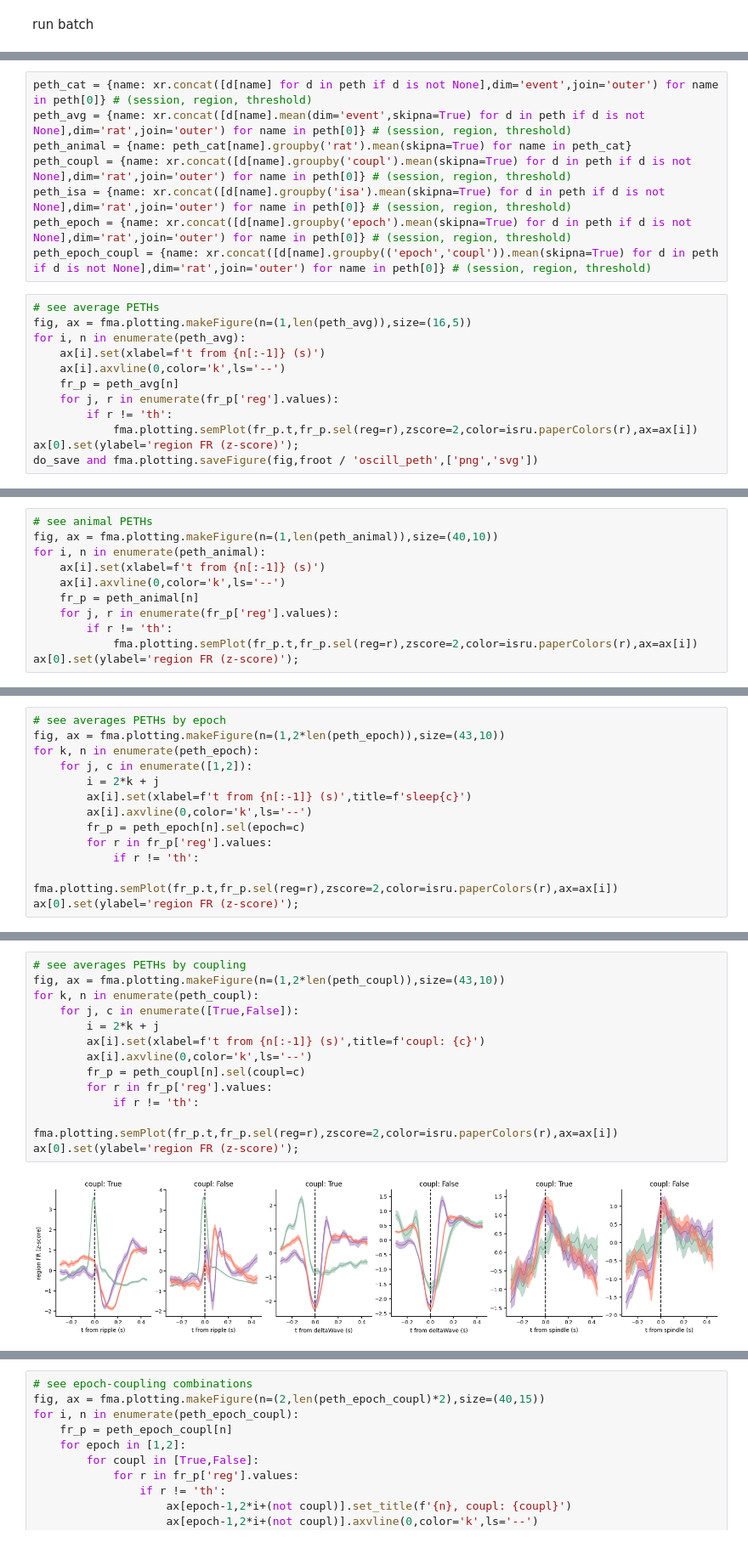
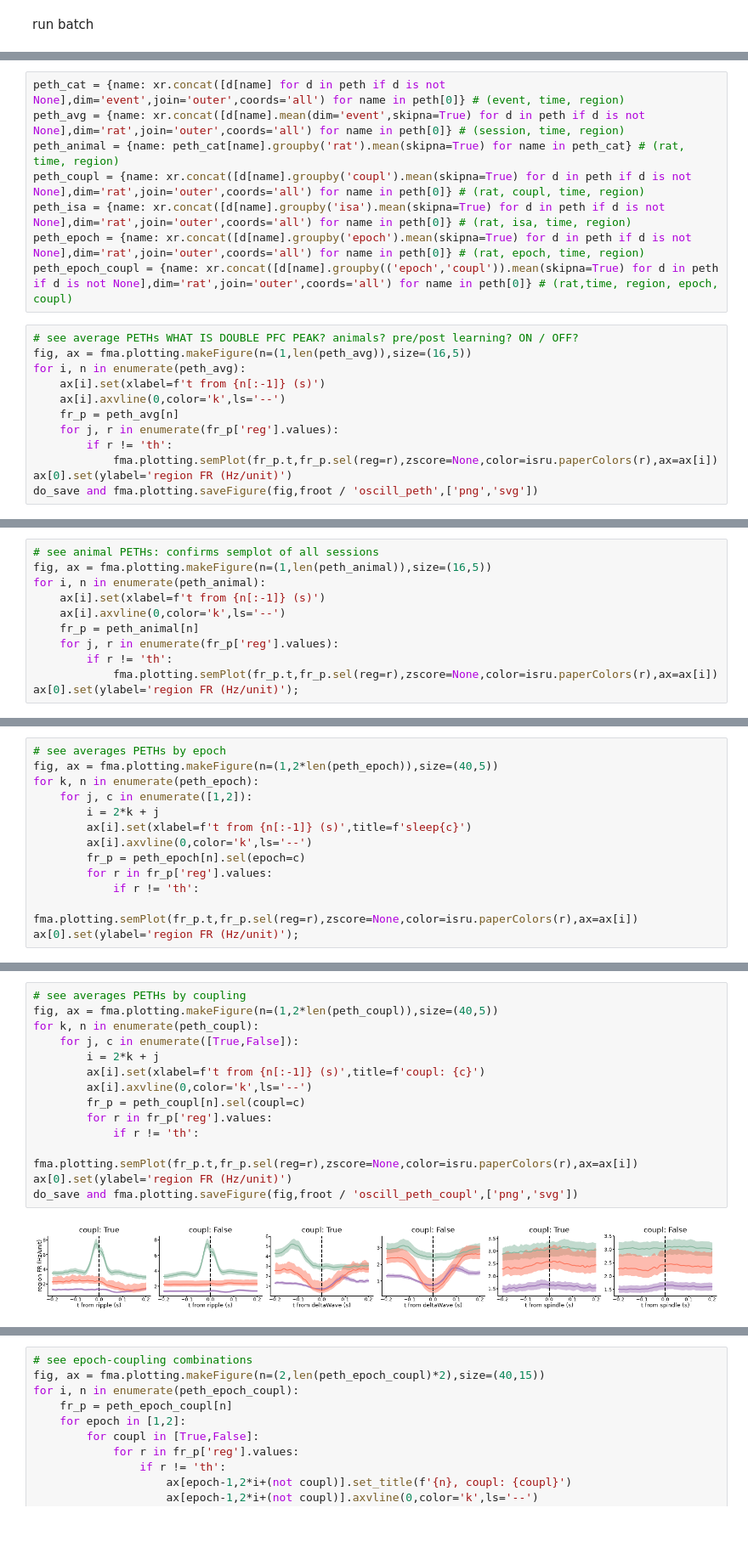
Before and after one commit to pietro-bozzo/NRCode, a Jupyter notebook: Python/Drafts/regionPETH.ipynb, the cells around one changed output, grey strips where cells are left out. Shown at 85% size. Drawn from its saved outputs; the diff is of its cells as text.

```diff
--- a/Python/Drafts/regionPETH.ipynb
+++ b/Python/Drafts/regionPETH.ipynb
@@ -134,13 +168,13 @@ Batch completed with 20 errors, 2026-07-03 11:37:23.887870
 # %%
-peth_cat = {name: xr.concat([d[name] for d in peth if d is not None],dim='event',join='outer') for name in peth[0]} # (session, region, threshold)
-peth_avg = {name: xr.concat([d[name].mean(dim='event',skipna=True) for d in peth if d is not None],dim='rat',join='outer') for name in peth[0]} # (session, region, threshold)
-peth_animal = {name: peth_cat[name].groupby('rat').mean(skipna=True) for name in peth_cat}
-peth_coupl = {name: xr.concat([d[name].groupby('coupl').mean(skipna=True) for d in peth if d is not None],dim='rat',join='outer') for name in peth[0]} # (session, region, threshold)
-peth_isa = {name: xr.concat([d[name].groupby('isa').mean(skipna=True) for d in peth if d is not None],dim='rat',join='outer') for name in peth[0]} # (session, region, threshold)
-peth_epoch = {name: xr.concat([d[name].groupby('epoch').mean(skipna=True) for d in peth if d is not None],dim='rat',join='outer') for name in peth[0]} # (session, region, threshold)
-peth_epoch_coupl = {name: xr.concat([d[name].groupby(('epoch','coupl')).mean(skipna=True) for d in peth if d is not None],dim='rat',join='outer') for name in peth[0]} # (session, region, threshold)
+peth_cat = {name: xr.concat([d[name] for d in peth if d is not None],dim='event',join='outer',coords='all') for name in peth[0]} # (event, time, region)
+peth_avg = {name: xr.concat([d[name].mean(dim='event',skipna=True) for d in peth if d is not None],dim='rat',join='outer',coords='all') for name in peth[0]} # (session, time, region)
+peth_animal = {name: peth_cat[name].groupby('rat').mean(skipna=True) for name in peth_cat} # (rat, time, region)
+peth_coupl = {name: xr.concat([d[name].groupby('coupl').mean(skipna=True) for d in peth if d is not None],dim='rat',join='outer',coords='all') for name in peth[0]} # (rat, coupl, time, region)
+peth_isa = {name: xr.concat([d[name].groupby('isa').mean(skipna=True) for d in peth if d is not None],dim='rat',join='outer',coords='all') for name in peth[0]} # (rat, isa, time, region)
+peth_epoch = {name: xr.concat([d[name].groupby('epoch').mean(skipna=True) for d in peth if d is not None],dim='rat',join='outer',coords='all') for name in peth[0]} # (rat, epoch, time, region)
+peth_epoch_coupl = {name: xr.concat([d[name].groupby(('epoch','coupl')).mean(skipna=True) for d in peth if d is not None],dim='rat',join='outer',coords='all') for name in peth[0]} # (rat,time, region, epoch, coupl)
 # %%
-# see average PETHs
+# see average PETHs WHAT IS DOUBLE PFC PEAK? animals? pre/post learning? ON / OFF?
 fig, ax = fma.plotting.makeFigure(n=(1,len(peth_avg)),size=(16,5))
 for i, n in enumerate(peth_avg):
     ax[i].set(xlabel=f't from {n[:-1]} (s)')
@@ -148,7 +182,7 @@ for i, n in enumerate(peth_avg):
     fr_p = peth_avg[n]
     for j, r in enumerate(fr_p['reg'].values):
         if r != 'th':
-            fma.plotting.semPlot(fr_p.t,fr_p.sel(reg=r),zscore=2,color=isru.paperColors(r),ax=ax[i])
-ax[0].set(ylabel='region FR (z-score)');
+            fma.plotting.semPlot(fr_p.t,fr_p.sel(reg=r),zscore=None,color=isru.paperColors(r),ax=ax[i])
+ax[0].set(ylabel='region FR (Hz/unit)')
 do_save and fma.plotting.saveFigure(fig,froot / 'oscill_peth',['png','svg'])
 # %% [output]
@@ -156,12 +191,12 @@ do_save and fma.plotting.saveFigure(fig,froot / 'oscill_peth',['png','svg'])
 # %%
-# see animal PETHs
-fig, ax = fma.plotting.makeFigure(n=(1,len(peth_animal)),size=(40,10))
+# see animal PETHs: confirms semplot of all sessions
+fig, ax = fma.plotting.makeFigure(n=(1,len(peth_animal)),size=(16,5))
 for i, n in enumerate(peth_animal):
     ax[i].set(xlabel=f't from {n[:-1]} (s)')
     ax[i].axvline(0,color='k',ls='--')
     fr_p = peth_animal[n]
     for j, r in enumerate(fr_p['reg'].values):
         if r != 'th':
-            fma.plotting.semPlot(fr_p.t,fr_p.sel(reg=r),zscore=2,color=isru.paperColors(r),ax=ax[i])
-ax[0].set(ylabel='region FR (z-score)');
+            fma.plotting.semPlot(fr_p.t,fr_p.sel(reg=r),zscore=None,color=isru.paperColors(r),ax=ax[i])
+ax[0].set(ylabel='region FR (Hz/unit)');
 # %% [output]
@@ -169,6 +204,6 @@ ax[0].set(ylabel='region FR (z-score)');
 # %%
 # see averages PETHs by epoch
-fig, ax = fma.plotting.makeFigure(n=(1,2*len(peth_epoch)),size=(43,10))
+fig, ax = fma.plotting.makeFigure(n=(1,2*len(peth_epoch)),size=(40,5))
 for k, n in enumerate(peth_epoch):
     for j, c in enumerate([1,2]):
         i = 2*k + j
@@ -177,6 +212,6 @@ for k, n in enumerate(peth_epoch):
         fr_p = peth_epoch[n].sel(epoch=c)
         for r in fr_p['reg'].values:
             if r != 'th':
-                fma.plotting.semPlot(fr_p.t,fr_p.sel(reg=r),zscore=2,color=isru.paperColors(r),ax=ax[i])
-ax[0].set(ylabel='region FR (z-score)');
+                fma.plotting.semPlot(fr_p.t,fr_p.sel(reg=r),zscore=None,color=isru.paperColors(r),ax=ax[i])
+ax[0].set(ylabel='region FR (Hz/unit)');
 # %% [output]
@@ -184,17 +219,18 @@ ax[0].set(ylabel='region FR (z-score)');
 # %%
 # see averages PETHs by coupling
-fig, ax = fma.plotting.makeFigure(n=(1,2*len(peth_coupl)),size=(43,10))
+fig, ax = fma.plotting.makeFigure(n=(1,2*len(peth_coupl)),size=(40,5))
 for k, n in enumerate(peth_coupl):
     for j, c in enumerate([True,False]):
         i = 2*k + j
         ax[i].set(xlabel=f't from {n[:-1]} (s)',title=f'coupl: {c}')
         ax[i].axvline(0,color='k',ls='--')
         fr_p = peth_coupl[n].sel(coupl=c)
         for r in fr_p['reg'].values:
             if r != 'th':
-                fma.plotting.semPlot(fr_p.t,fr_p.sel(reg=r),zscore=2,color=isru.paperColors(r),ax=ax[i])
-ax[0].set(ylabel='region FR (z-score)');
+                fma.plotting.semPlot(fr_p.t,fr_p.sel(reg=r),zscore=None,color=isru.paperColors(r),ax=ax[i])
+ax[0].set(ylabel='region FR (Hz/unit)')
+do_save and fma.plotting.saveFigure(fig,froot / 'oscill_peth_coupl',['png','svg'])
 # %% [output]
-[figure, old version]
+[figure, new version]
 # %%
 # see averages PETHs by ISA
```
Also changed, not shown: parts of 14 cells of this notebook, 13 other files.
